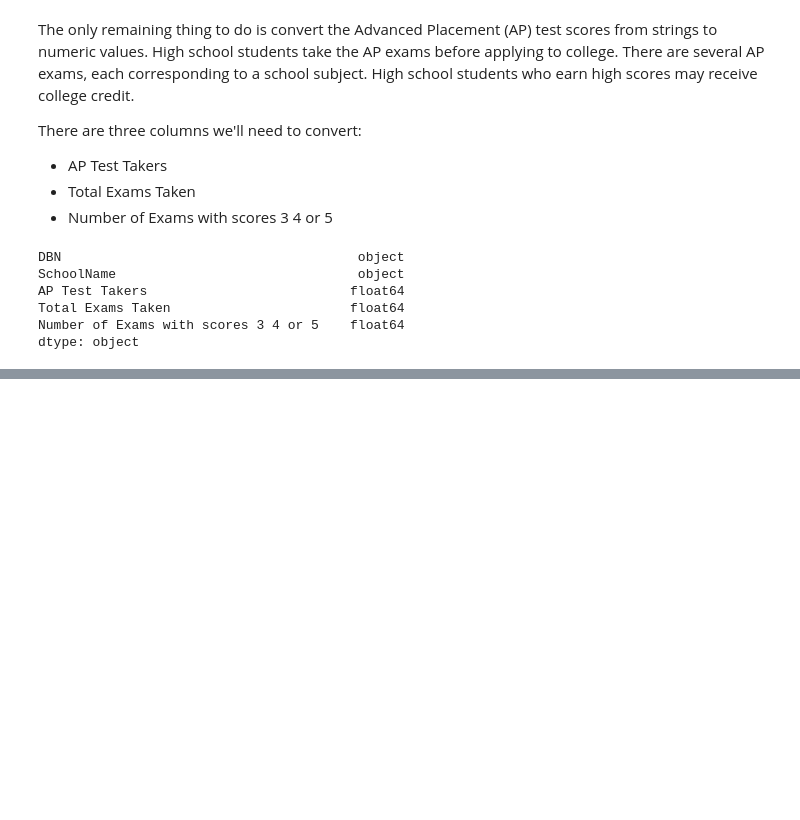
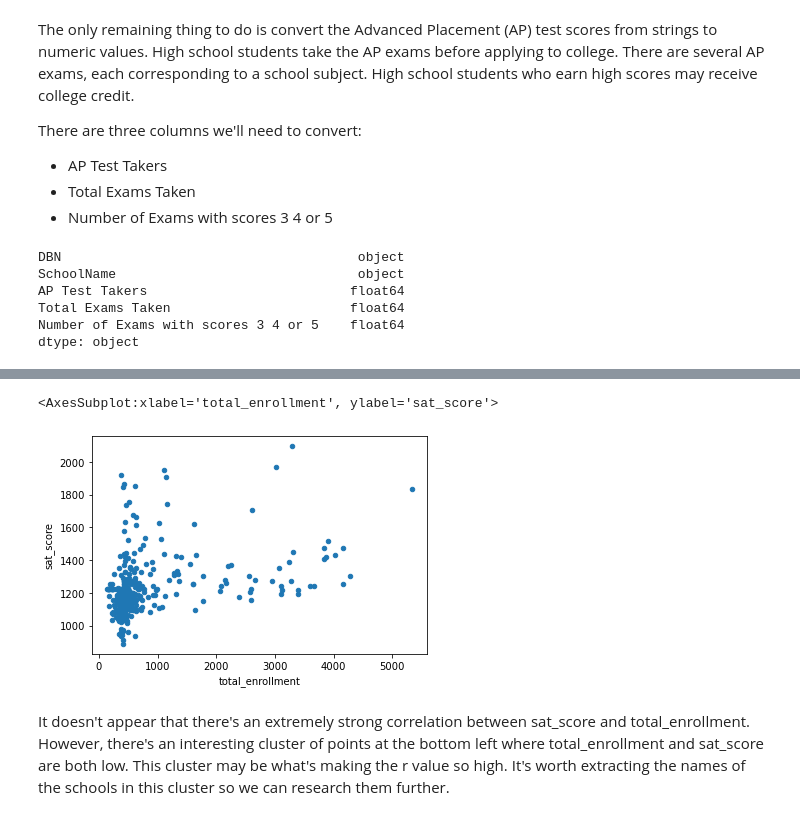
Before and after one commit to felixodette/NYC-Educational-Data-Analysis, a Jupyter notebook: Analysis.ipynb, the cells around one changed output, grey strips where cells are left out. Cells and saved outputs as stored; diff of their text form; code cells hidden in the pictures; blank space fills up the shorter version.

Commit message:
finished cleaning data, and stopped at aggregation by district

```diff
--- a/Analysis.ipynb
+++ b/Analysis.ipynb
@@ -390,0 +393,7 @@ dtype: object
+# %%
+# assign sat results from the data dataset to combined and then merge with other data
+combined = data['sat_results']
+combined = combined.merge(data['ap_2010'], how='left', on='DBN')
+combined = combined.merge(data['graduation'], how='left', on='DBN')
+print(combined.head())
+print(combined.shape)
@@ -390,0 +420,8 @@ dtype: object
+# %%
+df = ['class_size','demographics', 'survey', 'hs_directory']
+
+for d in df:
+    combined = combined.merge(data[d], how='inner', on='DBN')
+
+print(combined.head(5))
+print(combined.shape)
@@ -390,0 +446,5 @@ dtype: object
+# %%
+# lets fill the nan values in columns
+combined = combined.fillna(combined.mean())
+combined = combined.fillna(0)
+combined.head()
@@ -390,0 +461,7 @@ dtype: object
+# %%
+# get school district code from DBN column
+def school_district(dbn):
+    return dbn[:2]
+
+combined['school_district'] = combined['DBN'].apply(school_district)
+combined['school_district'].head(5)
@@ -390,0 +511,11 @@ dtype: object
+# %%
+# scatterplot of total_enrollment and sat_score
+import matplotlib.pyplot as plt
+%matplotlib inline
+
+combined.plot(kind='scatter', x='total_enrollment', y='sat_score')
+# %% [output]
+<AxesSubplot:xlabel='total_enrollment', ylabel='sat_score'>
+[figure, added]
+# %% [markdown]
+It doesn't appear that there's an extremely strong correlation between sat_score and total_enrollment. However, there's an interesting cluster of points at the bottom left where total_enrollment and sat_score are both low. This cluster may be what's making the r value so high. It's worth extracting the names of the schools in this cluster so we can research them further.
```
Also changed, not shown: parts of 16 cells of this notebook, 2 other files.
